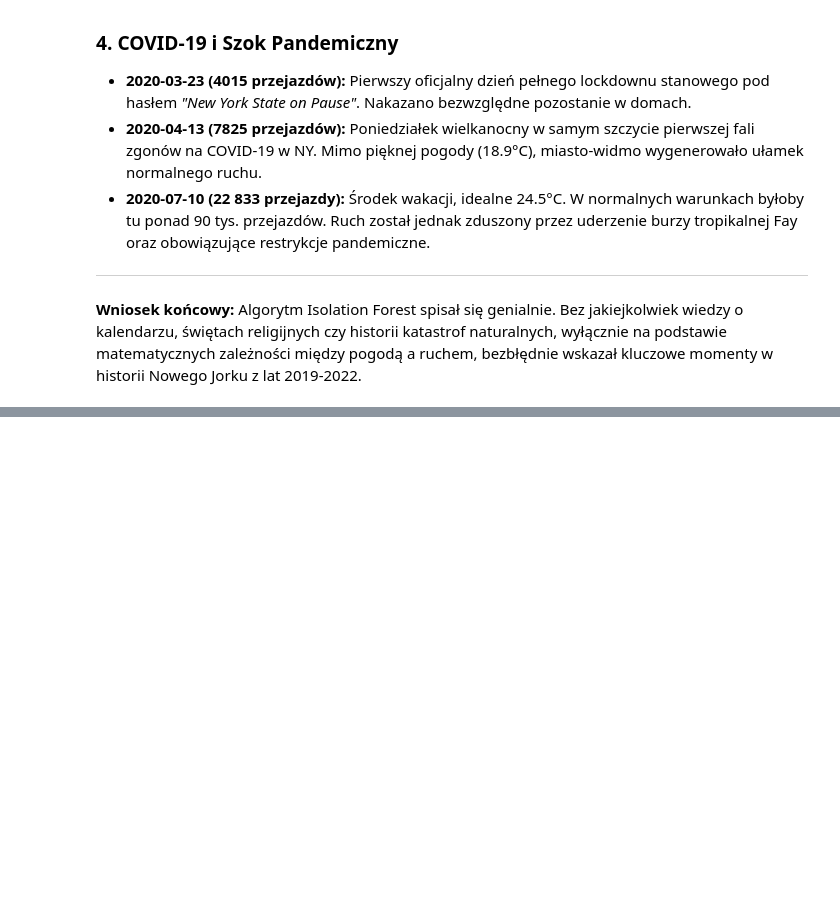
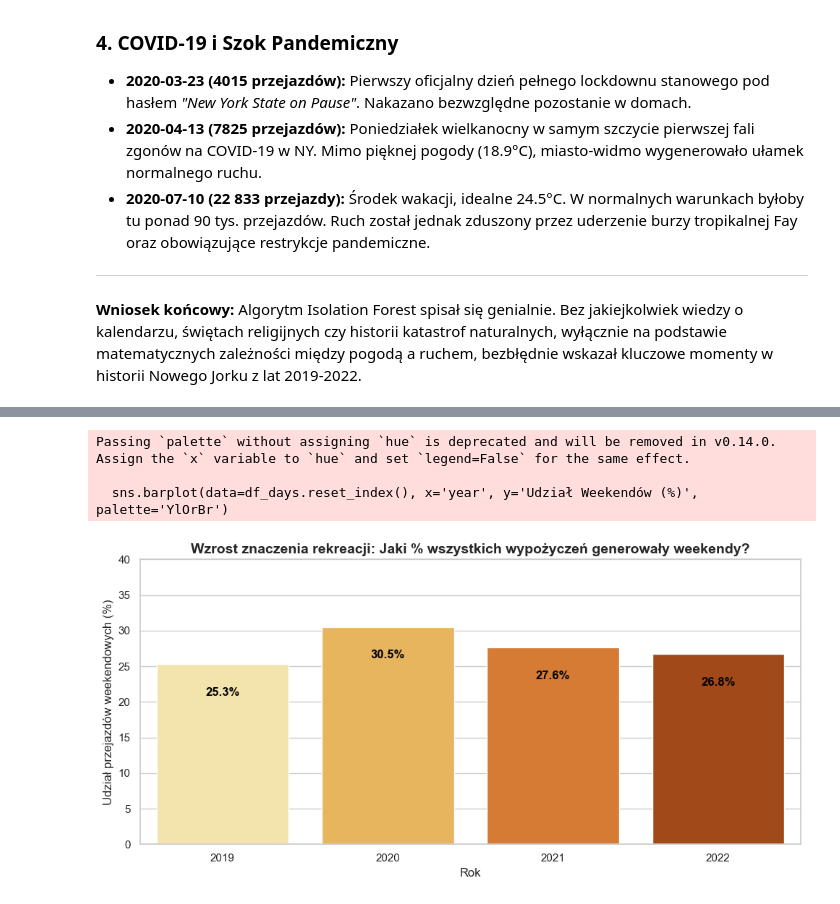
Before and after one commit to AntekIwa/citibike-data-analysis, a Jupyter notebook: analysis.ipynb, the cells around one changed output, grey strips where cells are left out. Cells and saved outputs as stored; diff of their text form; code cells hidden in the pictures; blank space fills up the shorter version.

```diff
--- a/analysis.ipynb
+++ b/analysis.ipynb
@@ -274,0 +223,31 @@ Wykryte dni charakteryzują się bardzo wysoką temperaturą, w którą normalni
+# %%
+# Sprawdzamy czy dany dzień to weekend (Sobota=5, Niedziela=6)
+df['is_weekend'] = df['date'].dt.dayofweek.isin([5, 6])
+df['day_type'] = df['is_weekend'].map({True: 'Weekend (Rekreacja)', False: 'Dzień Roboczy (Kołnierzyki)'})
+
+# Sumujemy liczbę przejazdów w podziale na lata i typ dnia
+df_days = df.groupby(['year', 'day_type'])['total_rides'].sum().unstack()
+
+# Obliczamy udział procentowy weekendów w całym ruchu w danym roku
+df_days['Udział Weekendów (%)'] = (df_days['Weekend (Rekreacja)'] / (df_days['Weekend (Rekreacja)'] + df_days['Dzień Roboczy (Kołnierzyki)'])) * 100
+
+# Rysujemy wykres pokazujący jak rósł udział rekreacji
+plt.figure(figsize=(10, 5))
+sns.barplot(data=df_days.reset_index(), x='year', y='Udział Weekendów (%)', palette='YlOrBr')
+
+plt.title('Wzrost znaczenia rekreacji: Jaki % wszystkich wypożyczeń generowały weekendy?', fontsize=14, fontweight='bold')
+plt.xlabel('Rok', fontsize=12)
+plt.ylabel('Udział przejazdów weekendowych (%)', fontsize=12)
+plt.ylim(0, 40)
+
+for p in plt.gca().patches:
+    plt.gca().annotate(f"{p.get_height():.1f}%", (p.get_x() + p.get_width() / 2., p.get_height() - 4),
+                ha='center', va='center', color='black', fontweight='bold', fontsize=12)
+
+plt.tight_layout()
+plt.show()
+# %% [output]
+Passing `palette` without assigning `hue` is deprecated and will be removed in v0.14.0. Assign the `x` variable to `hue` and set `legend=False` for the same effect.
+
+  sns.barplot(data=df_days.reset_index(), x='year', y='Udział Weekendów (%)', palette='YlOrBr')
+[figure, added]
```
Also changed, not shown: parts of 9 cells of this notebook, 4 other files.
